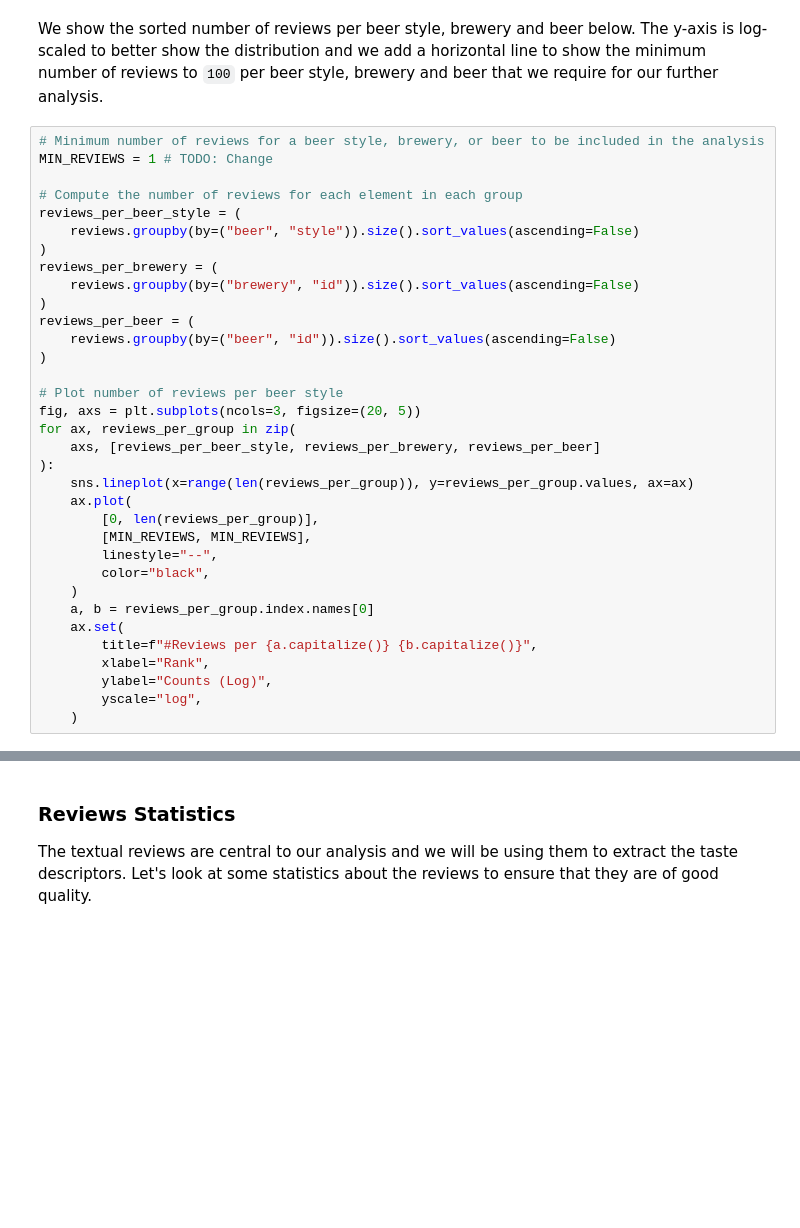
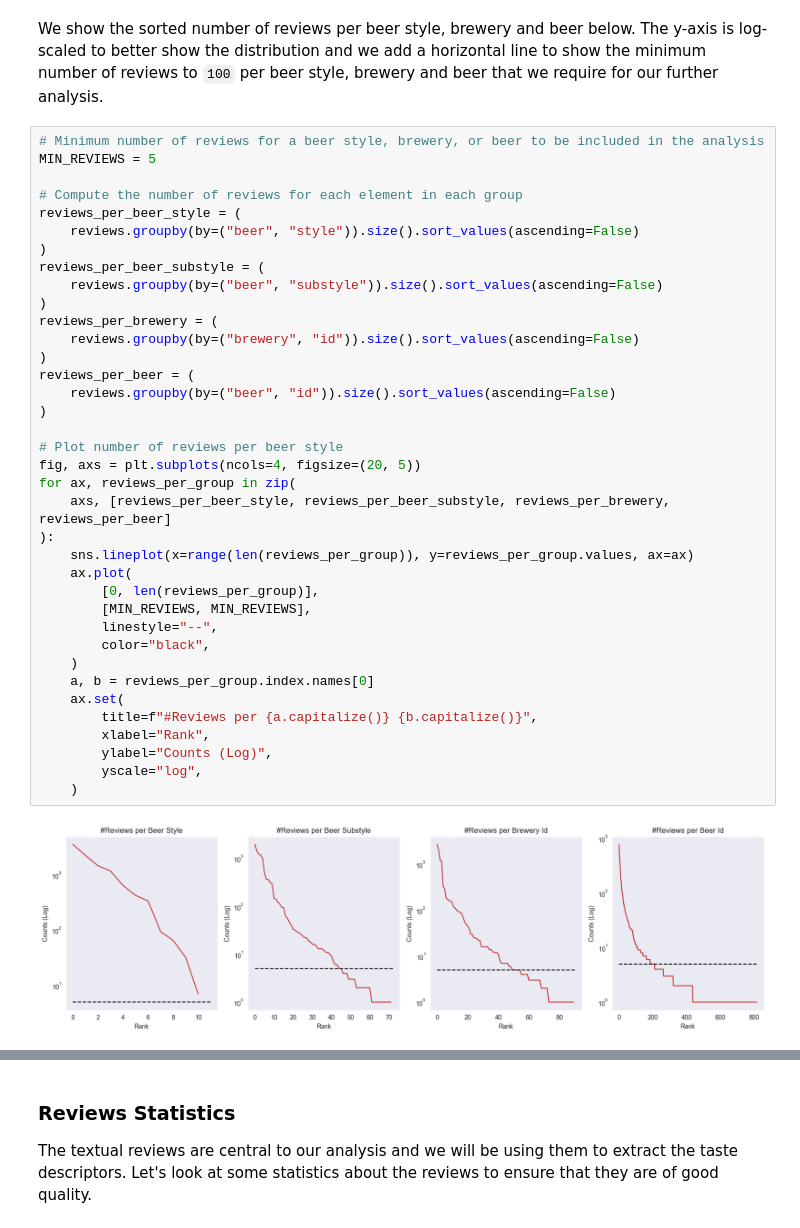
Before and after one commit to epfl-ada/ada-2023-project-blackada, a Jupyter notebook: main.ipynb, the cells around one changed output, grey strips where cells are left out. Drawn from its saved outputs; the diff is of its cells as text; blank space fills up the shorter version.

```diff
--- a/main.ipynb
+++ b/main.ipynb
@@ -277,38 +329,43 @@ line to show the minimum number of reviews to `100` per beer style, brewery and
 beer that we require for our further analysis.
 # %%
 # Minimum number of reviews for a beer style, brewery, or beer to be included in the analysis
-MIN_REVIEWS = 1 # TODO: Change
+MIN_REVIEWS = 5
 
 # Compute the number of reviews for each element in each group
 reviews_per_beer_style = (
     reviews.groupby(by=("beer", "style")).size().sort_values(ascending=False)
+)
+reviews_per_beer_substyle = (
+    reviews.groupby(by=("beer", "substyle")).size().sort_values(ascending=False)
 )
 reviews_per_brewery = (
     reviews.groupby(by=("brewery", "id")).size().sort_values(ascending=False)
 )
 reviews_per_beer = (
     reviews.groupby(by=("beer", "id")).size().sort_values(ascending=False)
 )
 
 # Plot number of reviews per beer style
-fig, axs = plt.subplots(ncols=3, figsize=(20, 5))
+fig, axs = plt.subplots(ncols=4, figsize=(20, 5))
 for ax, reviews_per_group in zip(
-    axs, [reviews_per_beer_style, reviews_per_brewery, reviews_per_beer]
+    axs, [reviews_per_beer_style, reviews_per_beer_substyle, reviews_per_brewery, reviews_per_beer]
 ):
     sns.lineplot(x=range(len(reviews_per_group)), y=reviews_per_group.values, ax=ax)
     ax.plot(
         [0, len(reviews_per_group)],
         [MIN_REVIEWS, MIN_REVIEWS],
         linestyle="--",
         color="black",
     )
     a, b = reviews_per_group.index.names[0]
     ax.set(
         title=f"#Reviews per {a.capitalize()} {b.capitalize()}",
         xlabel="Rank",
         ylabel="Counts (Log)",
         yscale="log",
     )
+# %% [output]
+[figure, added]
 # %%
 # Filter out beer styles with less than MIN_REVIEWS reviews
 included_beer_styles = reviews_per_beer_style[
```
Also changed, not shown: parts of 73 cells of this notebook, 1 other file.
